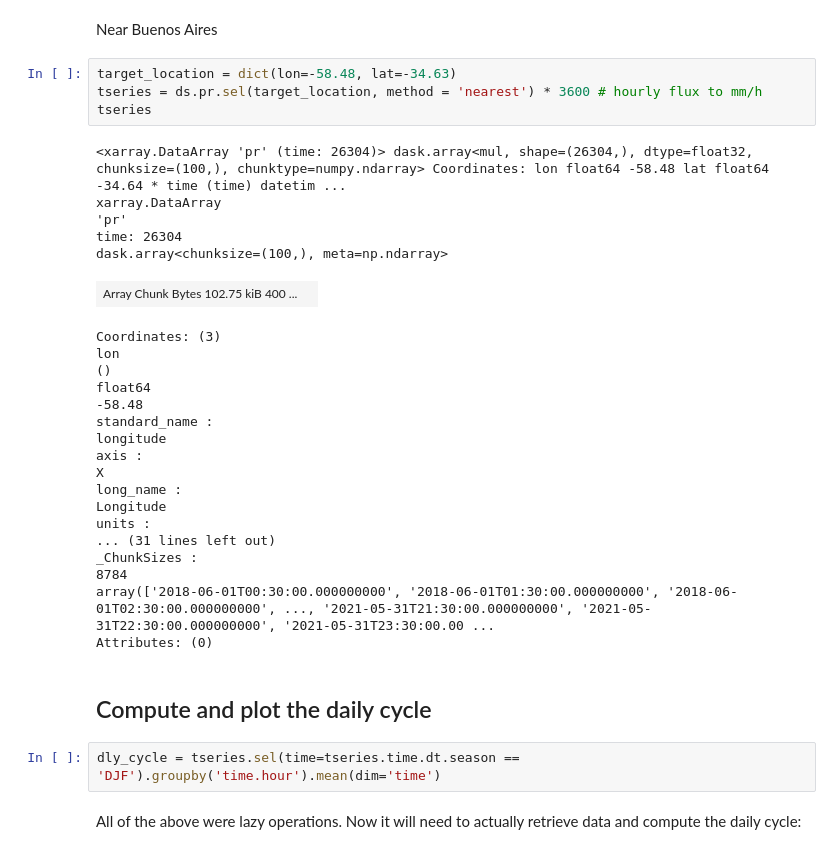
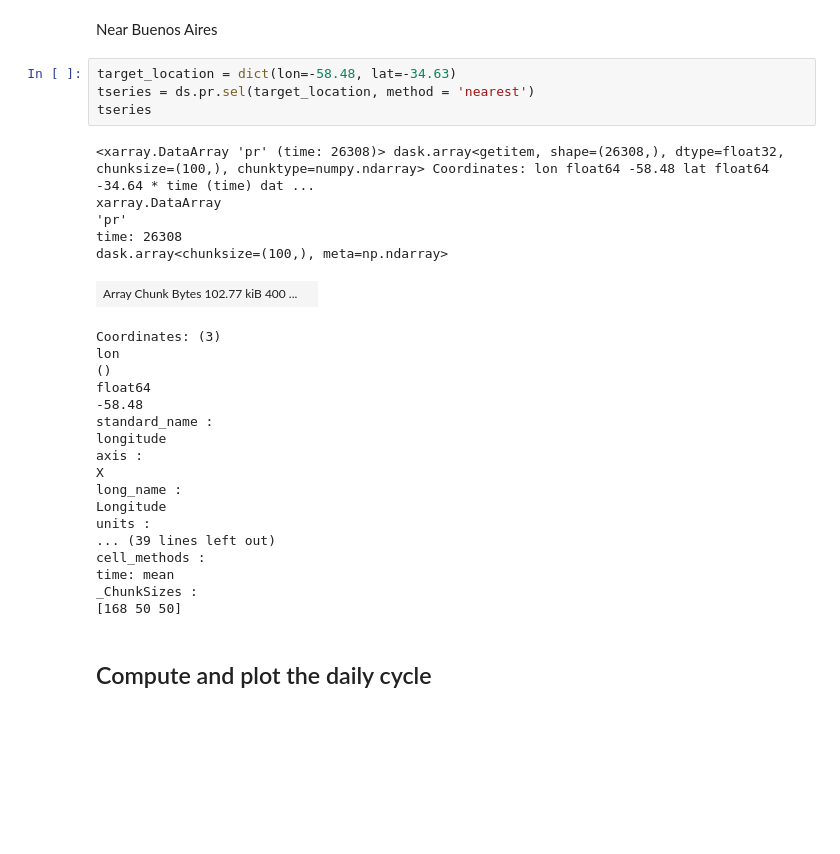
Before and after one commit to jesusff/fps-sesa-analyses, a Jupyter notebook: daily_cycle.ipynb, the cells around one changed output. Cells and saved outputs as stored; diff of their text form; blank space fills up the shorter version.

```diff
--- a/daily_cycle.ipynb
+++ b/daily_cycle.ipynb
@@ -119,15 +85,15 @@ Wall time: 1min 26s
 Near Buenos Aires
 # %%
 target_location = dict(lon=-58.48, lat=-34.63)
-tseries = ds.pr.sel(target_location, method = 'nearest') * 3600 # hourly flux to mm/h
+tseries = ds.pr.sel(target_location, method = 'nearest')
 tseries
 # %% [output]
-<xarray.DataArray 'pr' (time: 26304)> dask.array<mul, shape=(26304,), dtype=float32, chunksize=(100,), chunktype=numpy.ndarray> Coordinates: lon float64 -58.48 lat float64 -34.64 * time (time) datetim ...
+<xarray.DataArray 'pr' (time: 26308)> dask.array<getitem, shape=(26308,), dtype=float32, chunksize=(100,), chunktype=numpy.ndarray> Coordinates: lon float64 -58.48 lat float64 -34.64 * time (time) dat ...
 xarray.DataArray
 'pr'
-time: 26304
+time: 26308
 dask.array<chunksize=(100,), meta=np.ndarray>
-| Array Chunk Bytes 102.75 kiB 400 ... |  |
+| Array Chunk Bytes 102.77 kiB 400 ... |  |
 Coordinates: (3)
 lon
 ()
@@ -140,17 +106,13 @@ X
 long_name :
 Longitude
 units :
-... (31 lines left out)
+... (39 lines left out)
+cell_methods :
+time: mean
 _ChunkSizes :
-8784
-array(['2018-06-01T00:30:00.000000000', '2018-06-01T01:30:00.000000000', '2018-06-01T02:30:00.000000000', ..., '2021-05-31T21:30:00.000000000', '2021-05-31T22:30:00.000000000', '2021-05-31T23:30:00.00 ...
-Attributes: (0)
+[168 50 50]
 # %% [markdown]
 ## Compute and plot the daily cycle
-# %%
-dly_cycle = tseries.sel(time=tseries.time.dt.season == 'DJF').groupby('time.hour').mean(dim='time')
-# %% [markdown]
-All of the above were lazy operations. Now it will need to actually retrieve data and compute the daily cycle:
 # %%
 %%time
 
```
Also changed, not shown: parts of 8 cells of this notebook.
